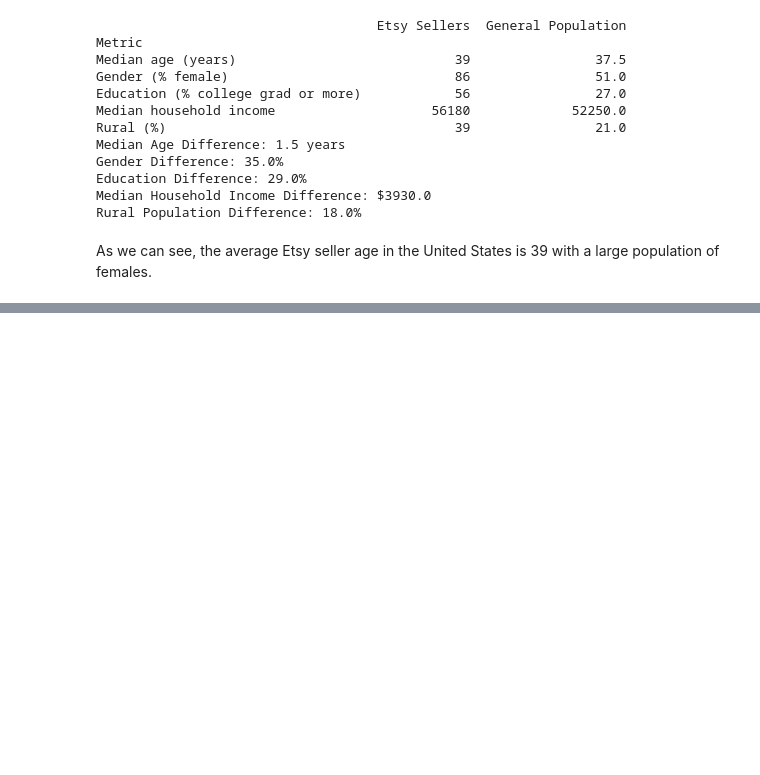
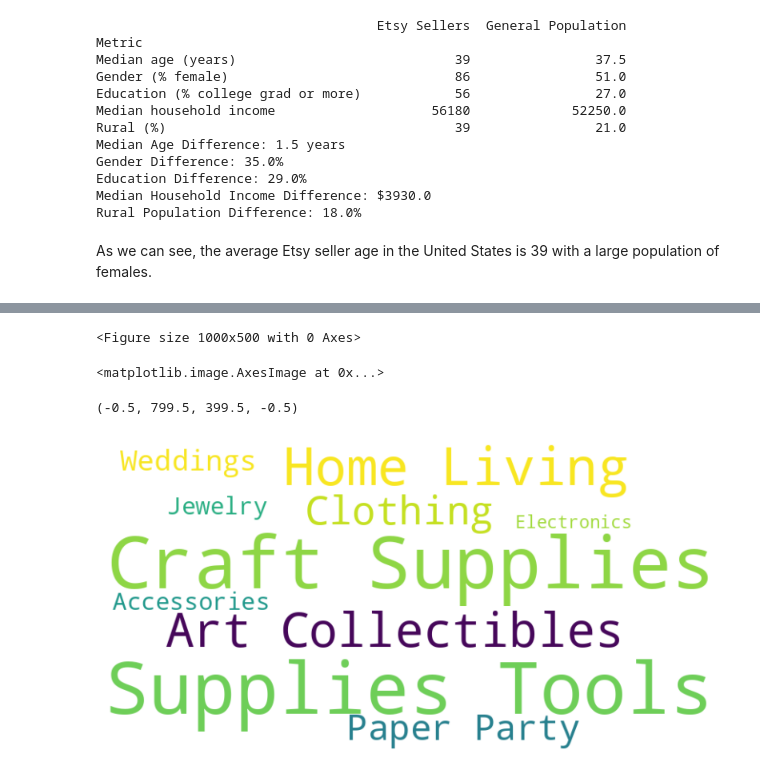
Before and after one commit to khagerthey/GIS, a Jupyter notebook: PS3.ipynb, the cells around one changed output, grey strips where cells are left out. Cells and saved outputs as stored; diff of their text form; code cells hidden in the pictures; blank space fills up the shorter version.

Commit message:
word cloud

```diff
--- a/PS3.ipynb
+++ b/PS3.ipynb
@@ -354,0 +355,4 @@ As we can see, the average Etsy seller age in the United States is 39 with a lar
+# %%
+products = pd.read_csv("https://raw.githubusercontent.com/khagerthey/GIS/main/top_products.csv", header = None)
+products.columns = ['Shop Name', 'Product', 'Location', '30 Day Sales']
+products
@@ -354,0 +373,14 @@ As we can see, the average Etsy seller age in the United States is 39 with a lar
+# %%
+all_products = ' '.join(products['Product'].astype(str))
+
+wordcloud = WordCloud(width=800, height=400, background_color='white').generate(all_products)
+
+plt.figure(figsize=(10, 5))
+plt.imshow(wordcloud, interpolation='bilinear')
+plt.axis('off')
+plt.show()
+# %% [output]
+<Figure size 1000x500 with 0 Axes>
+<matplotlib.image.AxesImage at 0x...>
+(-0.5, 799.5, 399.5, -0.5)
+[figure, added]
```
Also changed, not shown: parts of 6 cells of this notebook.
